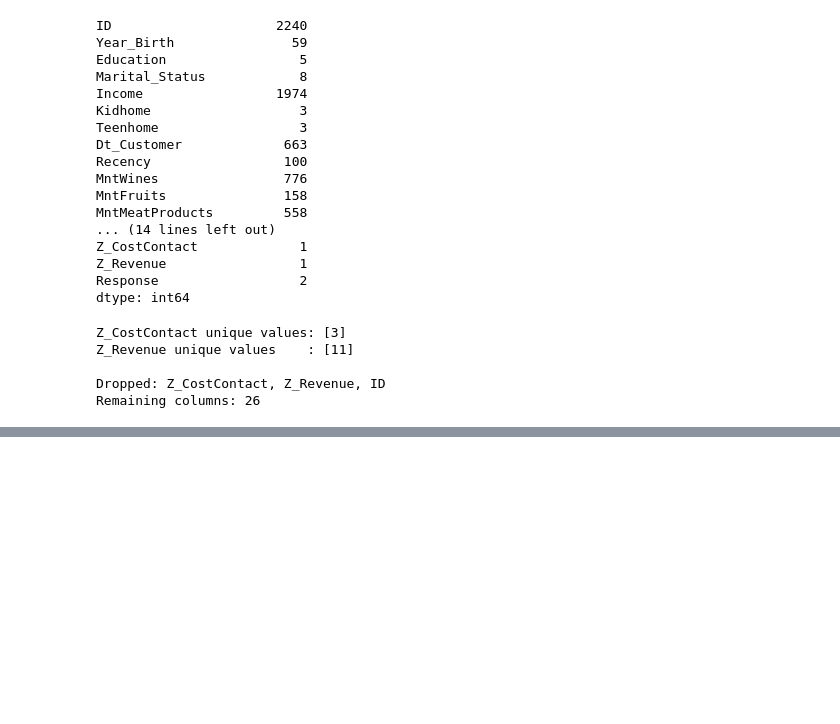
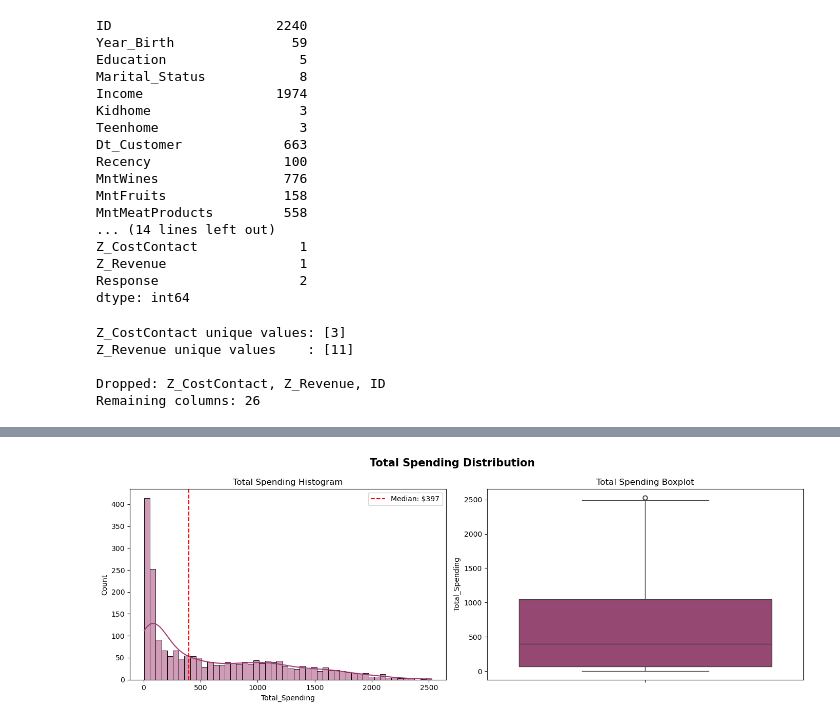
Before and after one commit to papocun/Customer-Segmentation-Project, a Jupyter notebook: Notebooks/Eda.ipynb, the cells around one changed output, grey strips where cells are left out. Drawn from its saved outputs; the diff is of its cells as text; code cells hidden in the pictures; blank space fills up the shorter version.

```diff
--- a/Notebooks/Eda.ipynb
+++ b/Notebooks/Eda.ipynb
@@ -207,0 +513,18 @@ Remaining columns: 26
+# %%
+#Total spending distribution
+fig, axes = plt.subplots(1, 2, figsize=(14, 5))
+fig.suptitle('Total Spending Distribution', fontsize=15, fontweight='bold')
+
+sns.histplot(df['Total_Spending'], bins=50, kde=True, color='#A23B72', ax=axes[0])
+axes[0].axvline(df['Total_Spending'].median(), color='red', linestyle='--',
+                label=f"Median: ${df['Total_Spending'].median():,.0f}")
+axes[0].set_title('Total Spending Histogram')
+axes[0].legend()
+
+sns.boxplot(y=df['Total_Spending'], color='#A23B72', ax=axes[1])
+axes[1].set_title('Total Spending Boxplot')
+
+plt.tight_layout()
+plt.show()
+# %% [output]
+[figure, added]
```
Also changed, not shown: parts of 19 cells of this notebook.
